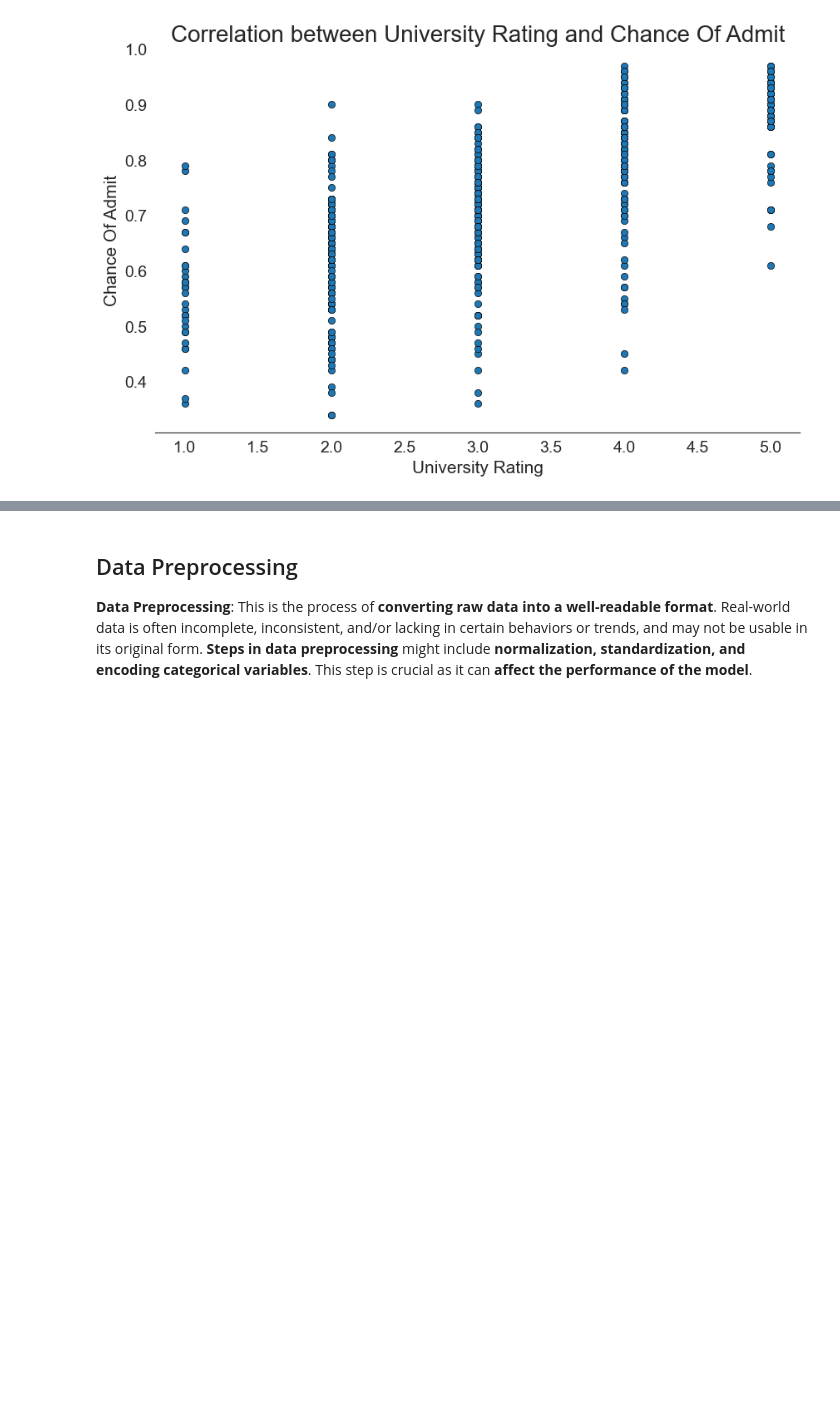
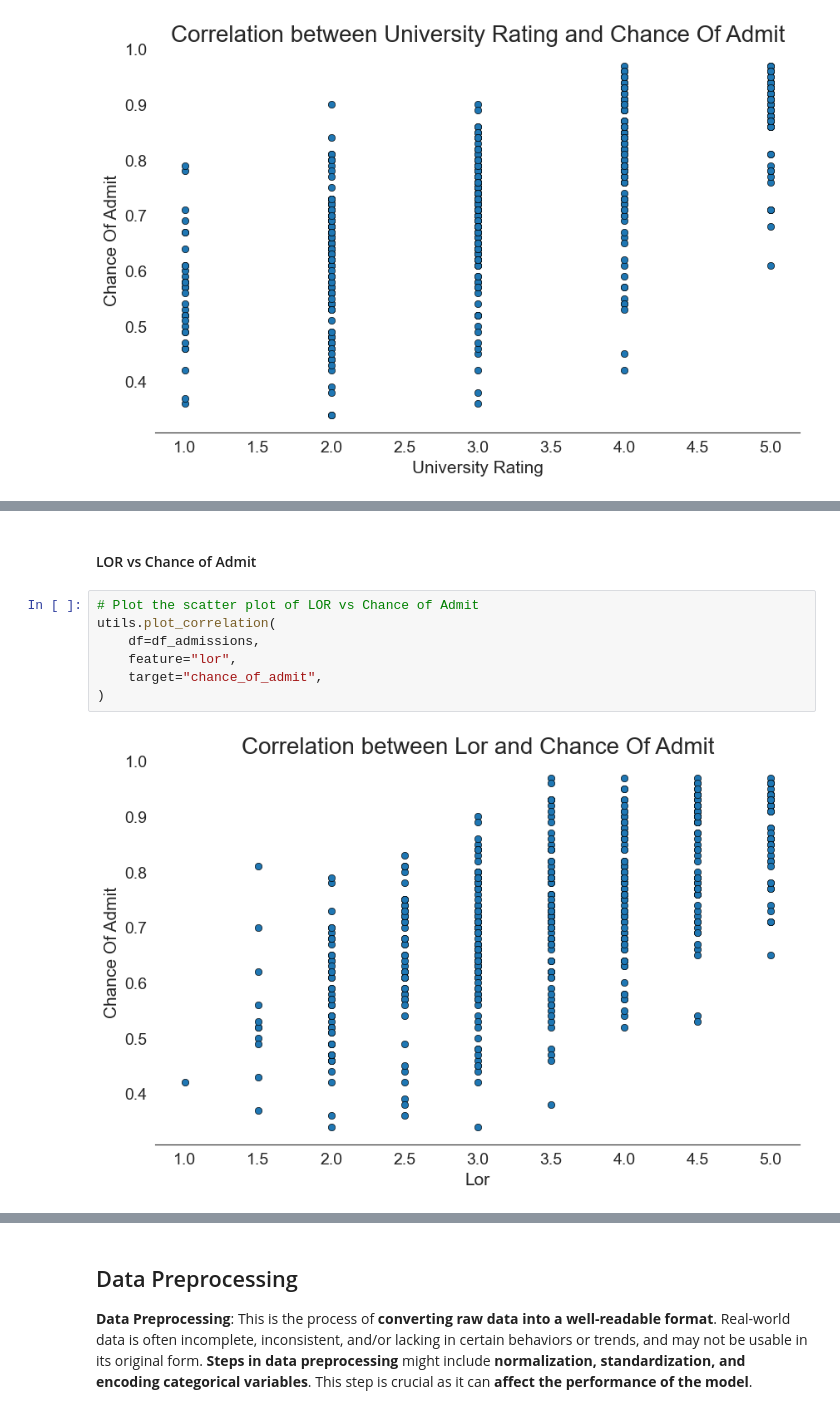
Before and after one commit to stefansphtr/Deep-Learning-Regression-with-Admissions-Data, a Jupyter notebook: Graduate_Admissions_Prediction_with_TensorFlow.ipynb, the cells around one changed output, grey strips where cells are left out. Drawn from its saved outputs; the diff is of its cells as text; blank space fills up the shorter version.

```diff
--- a/Graduate_Admissions_Prediction_with_TensorFlow.ipynb
+++ b/Graduate_Admissions_Prediction_with_TensorFlow.ipynb
@@ -487,0 +499,11 @@ utils.plot_correlation(
+# %% [markdown]
+#### LOR vs Chance of Admit
+# %%
+# Plot the scatter plot of LOR vs Chance of Admit
+utils.plot_correlation(
+    df=df_admissions,
+    feature="lor",
+    target="chance_of_admit",
+)
+# %% [output]
+[figure, added]
```
Also changed, not shown: parts of 7 cells of this notebook.
